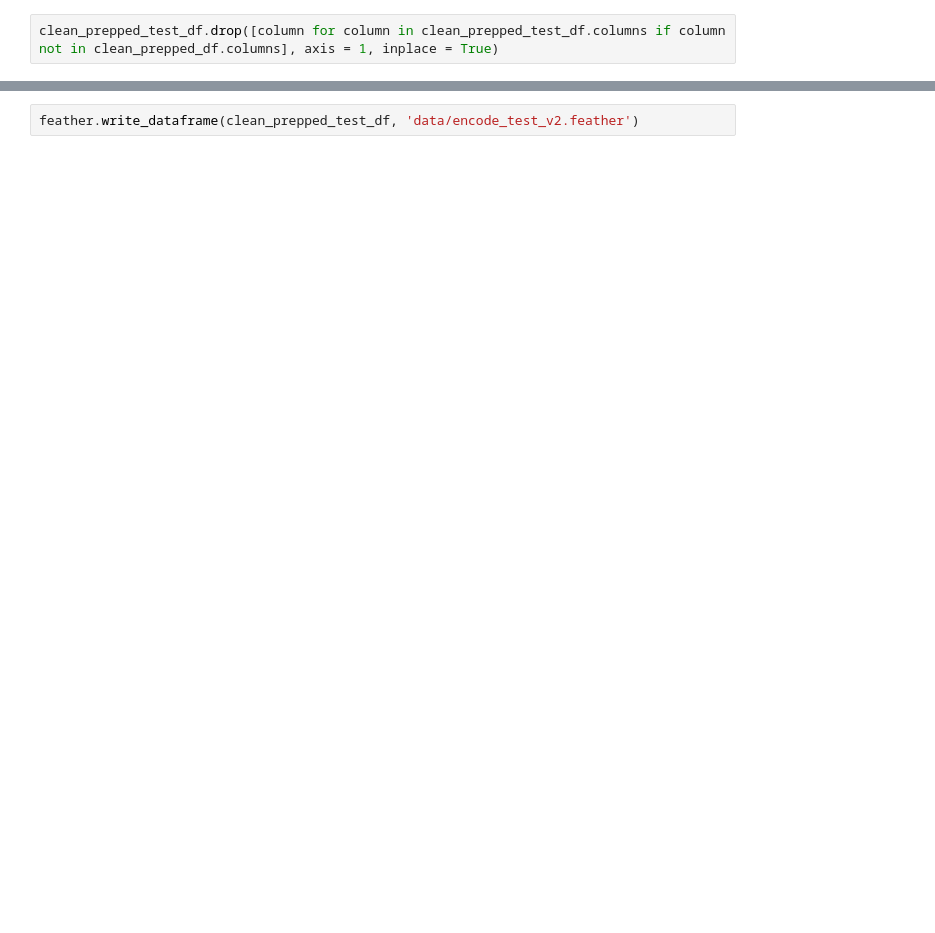
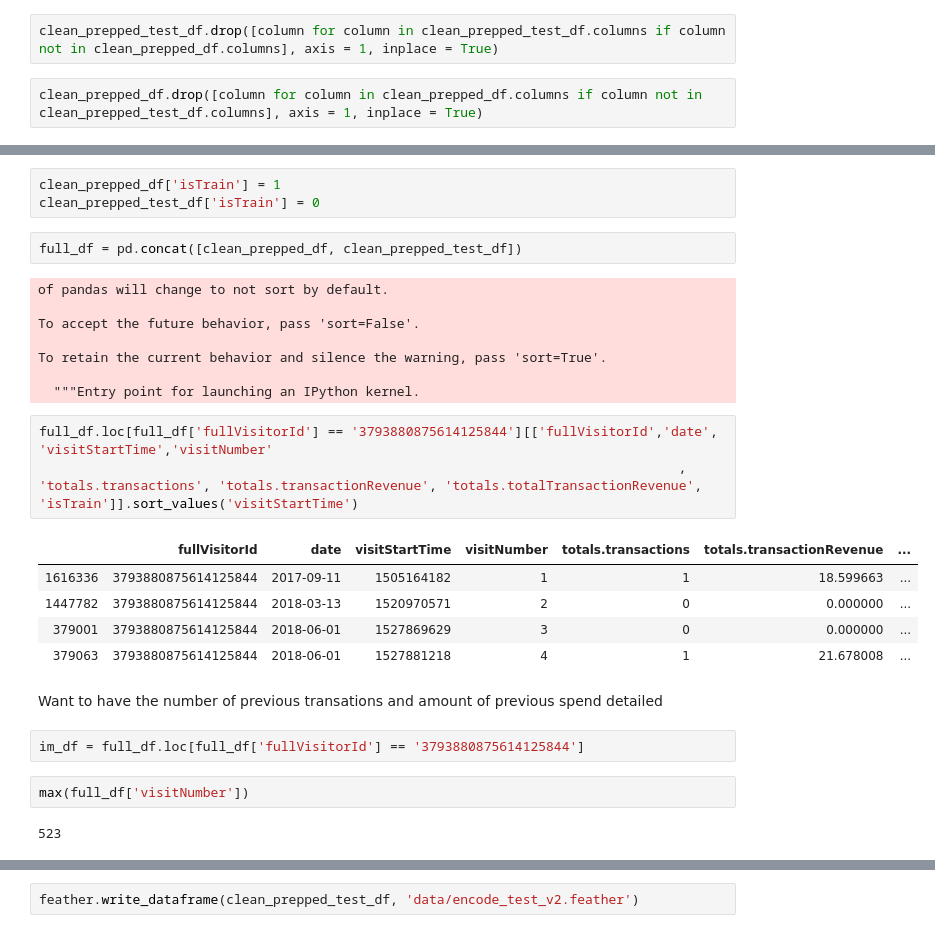
Before and after one commit to gpmurphy7/ML_Tutorials, a Jupyter notebook: GStoreRevenue/gstore_revenue_cleaning_v2.ipynb, the cells around one changed output, grey strips where cells are left out. Cells and saved outputs as stored; diff of their text form; blank space fills up the shorter version.

Commit message:
Trying grouped visitorids

```diff
--- a/GStoreRevenue/gstore_revenue_cleaning_v2.ipynb
+++ b/GStoreRevenue/gstore_revenue_cleaning_v2.ipynb
@@ -403,2 +421,4 @@ clean_prepped_test_df.drop(list(set(clean_prepped_test_df.columns.tolist()).inte
 # %%
 clean_prepped_test_df.drop([column for column in clean_prepped_test_df.columns if column not in clean_prepped_df.columns], axis = 1, inplace = True)
+# %%
+clean_prepped_df.drop([column for column in clean_prepped_df.columns if column not in clean_prepped_test_df.columns], axis = 1, inplace = True)
@@ -404,0 +459,30 @@ clean_prepped_test_df.drop([column for column in clean_prepped_test_df.columns i
+# %%
+clean_prepped_df['isTrain'] = 1
+clean_prepped_test_df['isTrain'] = 0
+# %%
+full_df = pd.concat([clean_prepped_df, clean_prepped_test_df])
+# %% [output]
+of pandas will change to not sort by default.
+
+To accept the future behavior, pass 'sort=False'.
+
+To retain the current behavior and silence the warning, pass 'sort=True'.
+
+  """Entry point for launching an IPython kernel.
+# %%
+full_df.loc[full_df['fullVisitorId'] == '3793880875614125844'][['fullVisitorId','date', 'visitStartTime','visitNumber'
+                                                                                  , 'totals.transactions', 'totals.transactionRevenue', 'totals.totalTransactionRevenue', 'isTrain']].sort_values('visitStartTime')
+# %% [output]
+|  | fullVisitorId | date | visitStartTime | visitNumber | totals.transactions | totals.transactionRevenue | ... |
+| 1616336 | 3793880875614125844 | 2017-09-11 | 1505164182 | 1 | 1 | 18.599663 | ... |
+| 1447782 | 3793880875614125844 | 2018-03-13 | 1520970571 | 2 | 0 | 0.000000 | ... |
+| 379001 | 3793880875614125844 | 2018-06-01 | 1527869629 | 3 | 0 | 0.000000 | ... |
+| 379063 | 3793880875614125844 | 2018-06-01 | 1527881218 | 4 | 1 | 21.678008 | ... |
+# %% [markdown]
+Want to have the number of previous transations and amount of previous spend detailed
+# %%
+im_df = full_df.loc[full_df['fullVisitorId'] == '3793880875614125844']
+# %%
+max(full_df['visitNumber'])
+# %% [output]
+523
```
Also changed, not shown: parts of 12 cells of this notebook, 3 other files.
